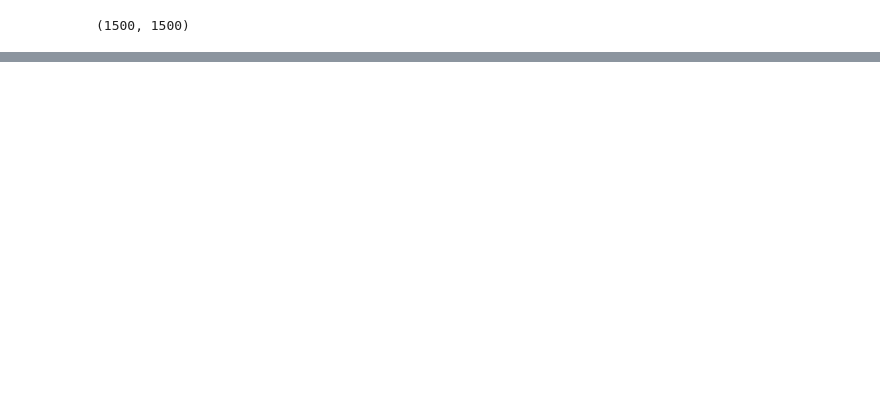
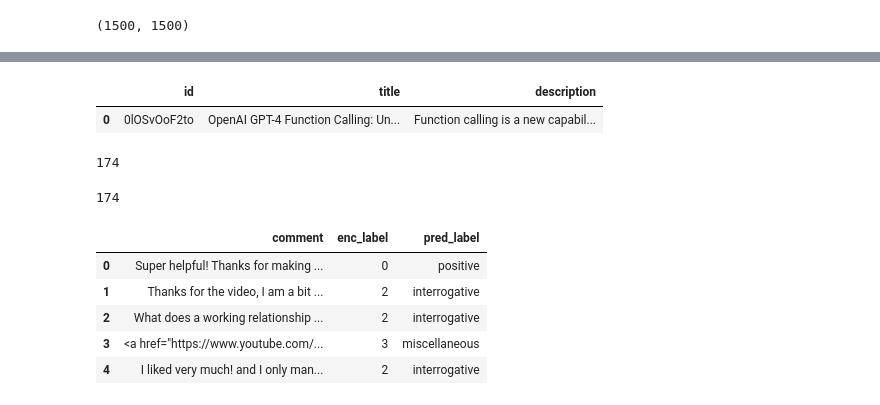
Before and after one commit to abhishekanand1710/irrelevant-youtube, a Jupyter notebook: Classify-and-Rank-Relevancy-for-Yotube-Comments.ipynb, the cells around one changed output, grey strips where cells are left out. Saved outputs shown, nothing was run; the diff lists cells and outputs as text; code cells hidden in the pictures; blank space fills up the shorter version.

Commit message:
Testing on a video with classification and ranking of comments using re-ranking pipeline of sentence transformers

```diff
--- a/Classify-and-Rank-Relevancy-for-Yotube-Comments.ipynb
+++ b/Classify-and-Rank-Relevancy-for-Yotube-Comments.ipynb
@@ -377,3 +369,7 @@ len(preds), len(test_df)
 # %%
 def get_embeddings(model, data):
     return model.encode(data, convert_to_tensor=True)
+# %%
+TEST_VIDEO_COMMENTS_PATH = '/kaggle/input/youtube-videos-title-description-comments/0lOSvOoF2to-comments.csv'
+test_video_comments_df = pd.read_csv(TEST_VIDEO_COMMENTS_PATH, index_col=0).reset_index(drop=True)
+test_video_comments_df.head()
@@ -379,0 +383,35 @@ def get_embeddings(model, data):
+# %%
+TEST_VIDEO_DETAILS_PATH = '/kaggle/input/youtube-videos-title-description-comments/0lOSvOoF2to-details.csv'
+test_video_details_df = pd.read_csv(TEST_VIDEO_DETAILS_PATH, index_col=0).reset_index(drop=True)
+test_video_details_df.head()
+# %% [output]
+|  | id | title | description |
+| 0 | 0lOSvOoF2to | OpenAI GPT-4 Function Calling: Un... | Function calling is a new capabil... |
+# %%
+len(test_video_comments_df)
+# %% [output]
+174
+# %%
+comments_df = test_video_comments_df[['comment']]
+comments_df['enc_label'] = 0
+comments_data = CommentsDataset(comments_df, tokenizer, cfg['max_length'])
+len(comments_data)
+# %% [output]
+174
+# %%
+comments_loader = DataLoader(comments_data, **test_params)
+# %%
+comment_preds = predict(model, loss_function, comments_loader)
+comments_df['enc_label'] = comment_preds
+# %%
+enc_labels = {0:'positive', 1:'imperative', 2:'interrogative', 3:'miscellaneous',
+       4:'corrective', 5:'negative'}
+comments_df['pred_label'] = comments_df.enc_label.apply(lambda x: enc_labels[x])
+comments_df.head()
+# %% [output]
+|  | comment | enc_label | pred_label |
+| 0 | Super helpful! Thanks for making ... | 0 | positive |
+| 1 | Thanks for the video, I am a bit ... | 2 | interrogative |
+| 2 | What does a working relationship ... | 2 | interrogative |
+| 3 | <a href="https://www.youtube.com/... | 3 | miscellaneous |
+| 4 | I liked very much! and I only man... | 2 | interrogative |
```
Also changed, not shown: parts of 47 cells of this notebook.
